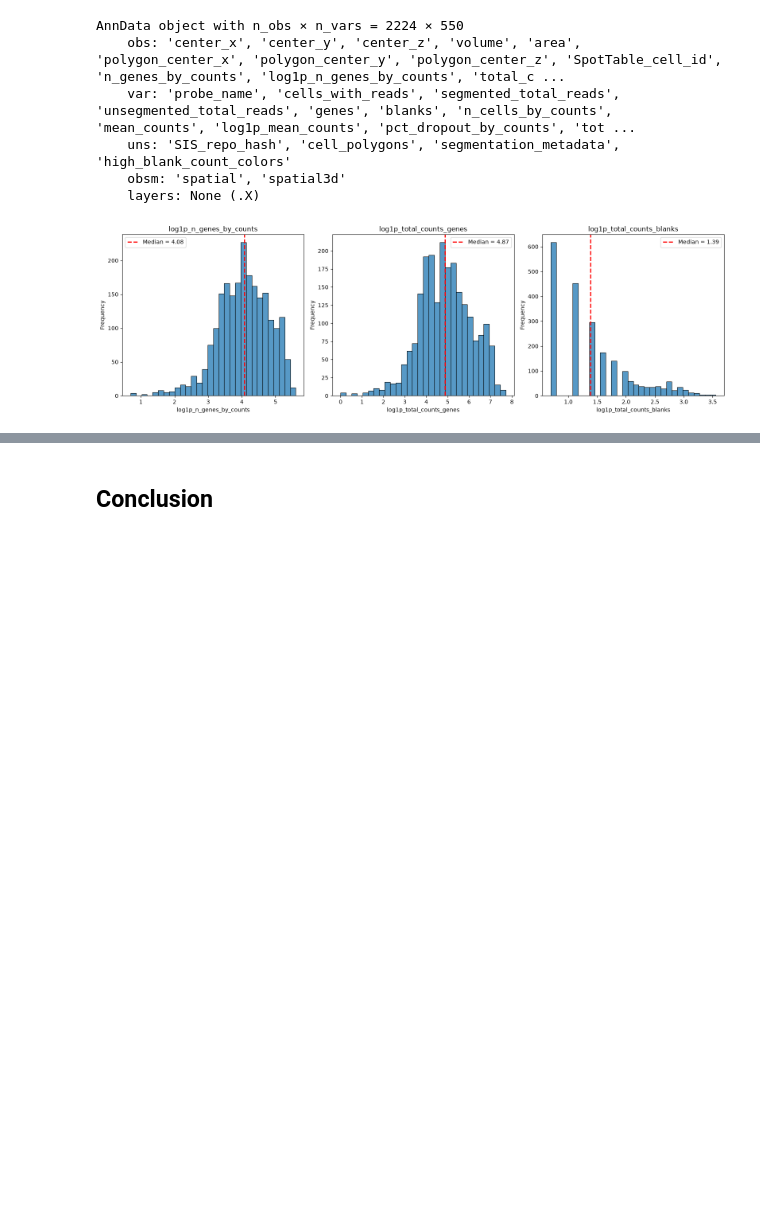
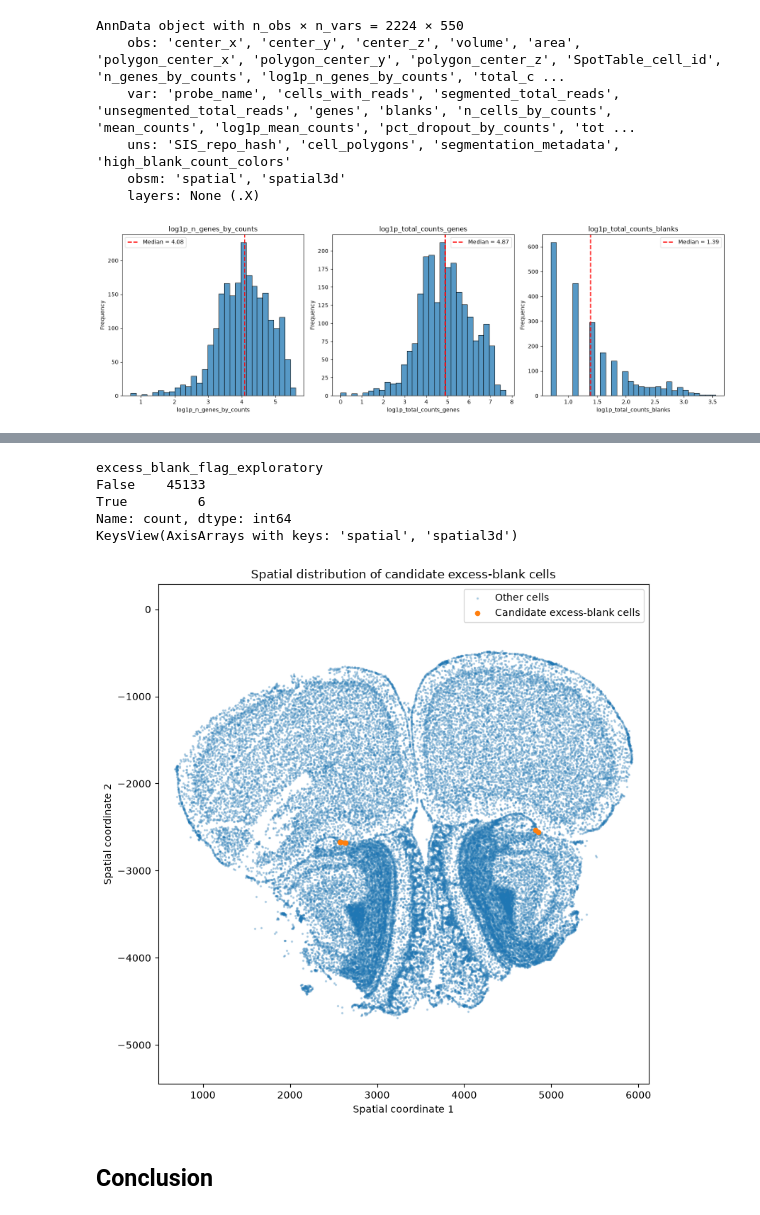
Before and after one commit to poloarol/mini-single-cell-series, a Jupyter notebook: 01_quality_control.ipynb, the cells around one changed output, grey strips where cells are left out. Saved outputs shown, nothing was run; the diff lists cells and outputs as text; code cells hidden in the pictures; blank space fills up the shorter version.

```diff
--- a/01_quality_control.ipynb
+++ b/01_quality_control.ipynb
@@ -321,2 +653,57 @@ generate_qc_hist(adata=sdata, parameters=[
+# %%
+flagged_ids = results.index[
+    results["excess_blank_flag_exploratory"]
+]
+
+adata.obs["excess_blank_flag_exploratory"] = (
+    adata.obs_names.isin(flagged_ids)
+)
+
+print(
+    adata.obs["excess_blank_flag_exploratory"]
+    .value_counts()
+)
+
+# Check which spatial coordinate systems are available
+print(adata.obsm.keys())
+# %% [output]
+excess_blank_flag_exploratory
+False    45133
+True         6
+Name: count, dtype: int64
+KeysView(AxisArrays with keys: 'spatial', 'spatial3d')
+# %%
+coords = adata.obsm["spatial"]
+
+flag = adata.obs[
+    "excess_blank_flag_exploratory"
+].to_numpy()
+
+plt.figure(figsize=(8, 8))
+
+plt.scatter(
+    coords[~flag, 0],
+    -coords[~flag, 1],
+    s=2,
+    alpha=0.25,
+    label="Other cells",
+)
+
+plt.scatter(
+    coords[flag, 0],
+    -coords[flag, 1],
+    s=20,
+    label="Candidate excess-blank cells",
+)
+
+plt.xlabel("Spatial coordinate 1")
+plt.ylabel("Spatial coordinate 2")
+plt.title("Spatial distribution of candidate excess-blank cells")
+plt.legend()
+plt.axis("equal")
+plt.tight_layout()
+plt.show()
+# %% [output]
+[figure, added]
 # %% [markdown]
 ## Conclusion
```
Also changed, not shown: parts of 12 cells of this notebook.
